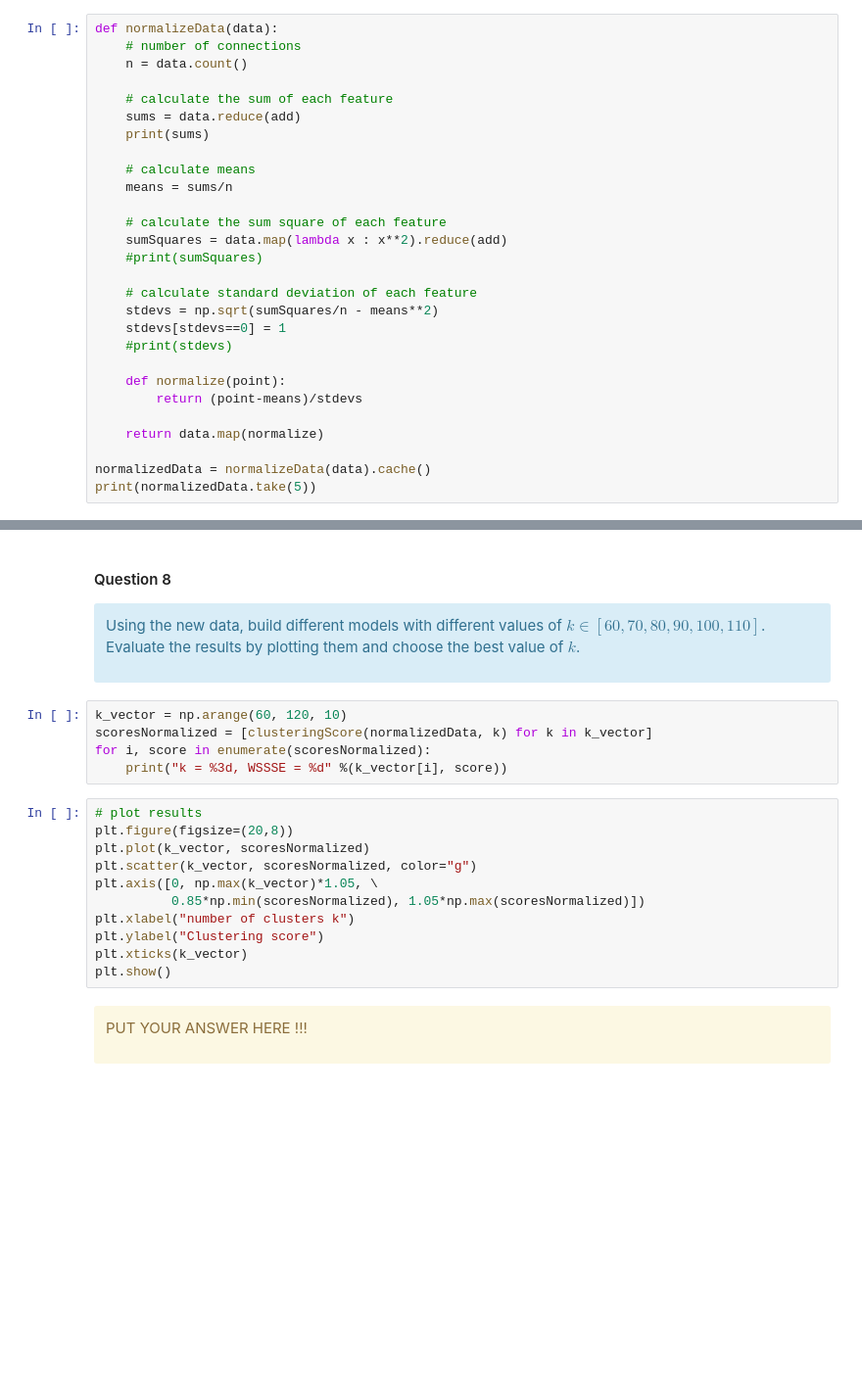
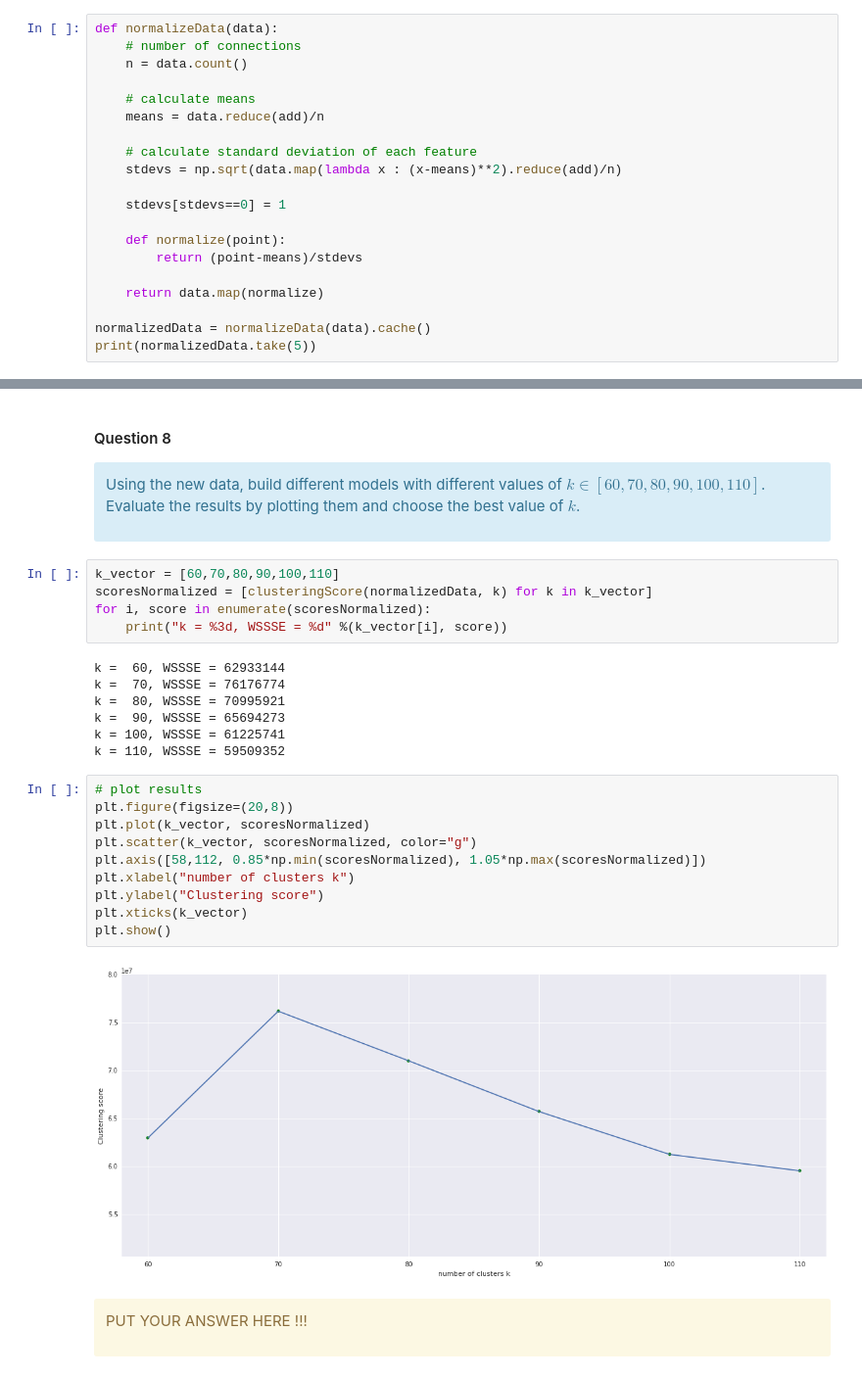
Before and after one commit to alegaballo/AML, a Jupyter notebook: [Lecture 9+10] Anomaly Detection in Network Traffic with K-means clustering.ipynb, the cells around one changed output, grey strips where cells are left out. Shown at 98% size. Cells and saved outputs as stored; diff of their text form; blank space fills up the shorter version.

```diff
--- a/[Lecture 9+10] Anomaly Detection in Network Traffic with K-means clustering.ipynb
+++ b/[Lecture 9+10] Anomaly Detection in Network Traffic with K-means clustering.ipynb
@@ -552,21 +622,13 @@ def normalizeData(data):
     # number of connections
     n = data.count()
 
-    # calculate the sum of each feature
-    sums = data.reduce(add)
-    print(sums)
-
     # calculate means
-    means = sums/n
-
-    # calculate the sum square of each feature
-    sumSquares = data.map(lambda x : x**2).reduce(add)
-    #print(sumSquares)
+    means = data.reduce(add)/n
 
     # calculate standard deviation of each feature
-    stdevs = np.sqrt(sumSquares/n - means**2)
+    stdevs = np.sqrt(data.map(lambda x : (x-means)**2).reduce(add)/n)
+
     stdevs[stdevs==0] = 1
-    #print(stdevs)
 
     def normalize(point):
         return (point-means)/stdevs
@@ -583,21 +663,29 @@ Using the new data, build different models with different values of $k \in [60,7
 
 </div>
 # %%
-k_vector = np.arange(60, 120, 10)
+k_vector = [60,70,80,90,100,110]
 scoresNormalized = [clusteringScore(normalizedData, k) for k in k_vector]
 for i, score in enumerate(scoresNormalized):
     print("k = %3d, WSSSE = %d" %(k_vector[i], score))
+# %% [output]
+k =  60, WSSSE = 62933144
+k =  70, WSSSE = 76176774
+k =  80, WSSSE = 70995921
+k =  90, WSSSE = 65694273
+k = 100, WSSSE = 61225741
+k = 110, WSSSE = 59509352
 # %%
 # plot results
 plt.figure(figsize=(20,8))
 plt.plot(k_vector, scoresNormalized)
 plt.scatter(k_vector, scoresNormalized, color="g")
-plt.axis([0, np.max(k_vector)*1.05, \
-          0.85*np.min(scoresNormalized), 1.05*np.max(scoresNormalized)])
+plt.axis([58,112, 0.85*np.min(scoresNormalized), 1.05*np.max(scoresNormalized)])
 plt.xlabel("number of clusters k")
 plt.ylabel("Clustering score")
 plt.xticks(k_vector)
 plt.show()
+# %% [output]
+[figure, added]
 # %% [markdown]
 <div class='alert alert-warning'>
 
```
Also changed, not shown: parts of 18 cells of this notebook.
